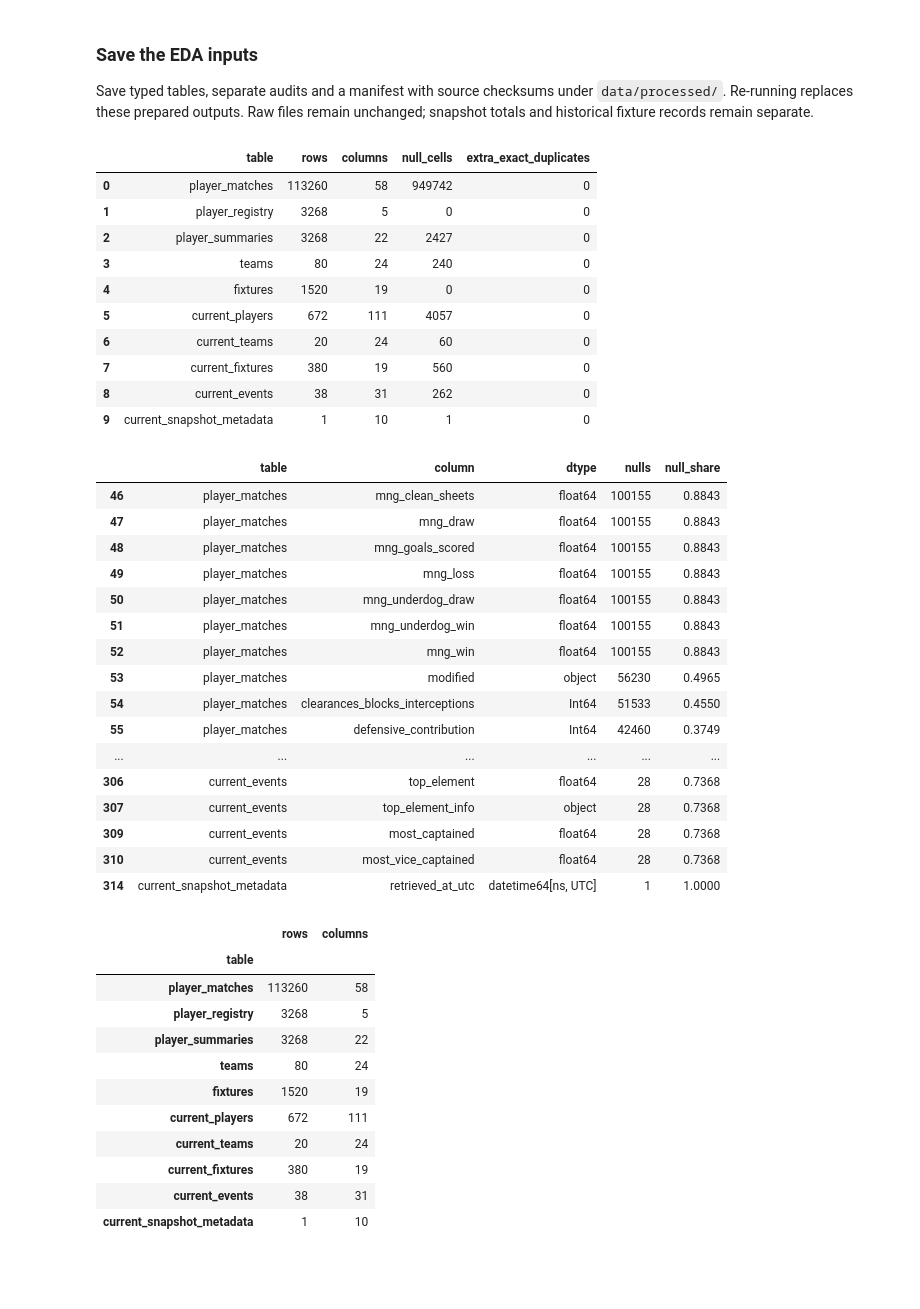
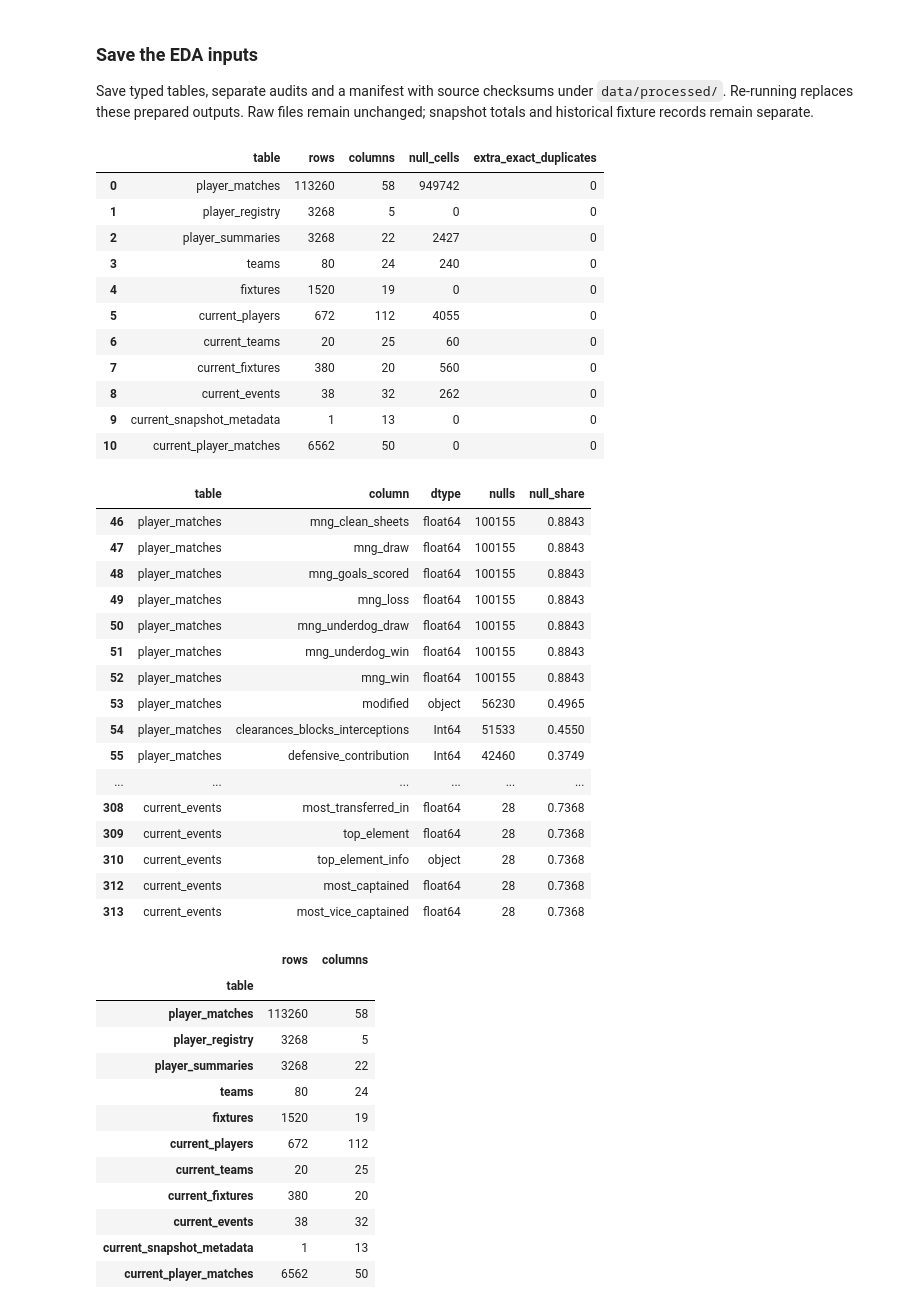
Before and after one commit to junglemvn/fpl-analytics, a Jupyter notebook: notebooks/01_data_preparation.ipynb, the cells around one changed output. Cells and saved outputs as stored; diff of their text form; code cells hidden in the pictures; blank space fills up the shorter version.

```diff
--- a/notebooks/01_data_preparation.ipynb
+++ b/notebooks/01_data_preparation.ipynb
@@ -859,19 +856,19 @@ The price-update timestamp is not a retrieval time. Fixtures supply 11 sparse pl
 # %%
-CURRENT_DIR = RAW_DIR.parents[1] / "2026_2027_new"
 CURRENT_SEASON = "2026_2027"
-current_tables = prepare_current_snapshot(CURRENT_DIR, CURRENT_SEASON)
+COLLECTION_BATCH = PROJECT_ROOT / "data/raw/fpl_api" / CURRENT_SEASON / "20261110T210622560387Z"
+collected = prepare_collected_batch(COLLECTION_BATCH, CURRENT_SEASON)
+current_tables = collected["tables"]
 current_player_snapshot = current_tables["current_players"]
+current_player_matches = current_tables["current_player_matches"]
 current_team_snapshot = current_tables["current_teams"]
 current_fixtures = current_tables["current_fixtures"]
 current_provisional_fixtures = current_fixtures.loc[current_fixtures.started.fillna(False) & ~current_fixtures.finished]
 display(current_tables["current_snapshot_metadata"])
-if not current_provisional_fixtures.empty:
-    display(current_provisional_fixtures[[
-        "fpl_fixture_id", "event", "kickoff_time", "finished", "finished_provisional", "team_h_score", "team_a_score",
-    ]])
-display(current_player_snapshot[[
-    "season", "fpl_player_id", "web_name", "position", "fpl_team_id", "minutes",
-    "total_points", "expected_goals", "expected_assists", "now_cost", "status",
+display(collected["reconciliation"].groupby("field").agg(
+    players=("fpl_player_id", "size"), disagreements=("matches", lambda values: (~values).sum()),
+))
+display(current_player_matches[MATCH_KEY + [
+    "name", "position", "team", "minutes", "P_off", "expected_goals", "expected_assists",
 ]].head())
 # %% [output]
 |  | season | retrieved_at_utc | price_updated_at_utc | last_finished_kickoff_utc | last_started_kickoff_utc | ... |
@@ -890,10 +900,6 @@ Check native keys, match-time clubs, fixture context and adjusted targets. Prese
 working_player_matches[list(FPL_DEFENSIVE_FIELDS)] = working_player_matches[list(FPL_DEFENSIVE_FIELDS)].astype("Int64")
 fixture_context_review = validate_fpl_relations(working_player_matches, working_fixtures, working_team_seasons)
 assert len(fpl_player_registry) == working_player_matches.groupby(["season", "fpl_player_id"]).ngroups
-
-for column in ["home_fpl_team_id", "away_fpl_team_id"]:
-    assert current_fixtures[column].isin(current_team_snapshot.fpl_team_id).all()
-assert current_fixtures.loc[current_fixtures.finished, ["team_h_score", "team_a_score"]].notna().all().all()
 assert not set(ENRICHMENT_COLUMNS).intersection(working_player_matches.columns)
 assert len(working_player_matches) == target_view_summary.player_rows.sum()
 assert working_player_matches.P_adj.notna().all()
@@ -901,16 +907,21 @@ assert working_player_matches.P_adj_rules.eq(ADJUSTED_RULES).all()
 assert not working_player_matches.P_adj_status.isin(["incomplete", "not_calculated"]).any()
 assert working_player_matches.loc[working_player_matches.season.eq("2025_2026"), "P_adj"].eq(official_2025.P_off).all()
 assert not fixture_identity_map.fotmob_fixture_id.dropna().isin(excluded_fotmob_fixtures.fotmob_fixture_id).any()
+assert "P_adj" not in current_player_matches
 
 player_match_views = {season: frame.reset_index(drop=True) for season, frame in working_player_matches.groupby("season")}
-season_coverage = working_player_matches.groupby("season").agg(
+coverage_columns = ["season", "fpl_player_id", "fpl_fixture_id", "minutes", "kickoff_time", "P_off", "P_adj"]
+coverage_input = pd.concat([
+    frame.reindex(columns=coverage_columns) for frame in [working_player_matches, current_player_matches]
+], ignore_index=True)
+season_coverage = coverage_input.groupby("season").agg(
     player_fixture_rows=("fpl_fixture_id", "size"), players=("fpl_player_id", "nunique"),
-    fixtures=("fpl_fixture_id", "nunique"), appearances=("minutes", lambda x: x.gt(0).sum()),
+    fixtures=("fpl_fixture_id", "nunique"), appearances=("minutes", lambda values: values.gt(0).sum()),
     first_kickoff=("kickoff_time", "min"), last_kickoff=("kickoff_time", "max"),
-    P_off=("P_off", "sum"), P_adj=("P_adj", "sum"),
+    P_off=("P_off", "sum"), P_adj=("P_adj", lambda values: values.sum(min_count=1)),
 )
 display(season_coverage)
-print("Fixture-context differences:", len(fixture_context_review))
+print("Fixture-context differences:", len(fixture_context_review) + len(collected["context_review"]))
 # %% [output]
 |  | player_fixture_rows | players | fixtures | appearances | first_kickoff | last_kickoff | P_off | P_adj |
 | season |  |  |  |  |  |  |  |  |
@@ -967,6 +979,7 @@ final_quality, final_column_profile = profile_tables(eda_tables)
 final_keys = {
     "player_matches": MATCH_KEY, "player_registry": ["season", "fpl_player_id"],
     "teams": ["season", "fpl_team_id"], "fixtures": ["season", "fpl_fixture_id"],
+    "current_player_matches": MATCH_KEY,
     "current_players": ["season", "fpl_player_id"], "current_teams": ["season", "fpl_team_id"],
     "current_fixtures": ["season", "fpl_fixture_id"], "current_events": ["season", "id"],
     "current_snapshot_metadata": ["season"],
@@ -986,45 +999,50 @@ preparation_audits = {
     "defensive_fill": defensive_fill_audit, "defensive_coverage": defensive_coverage,
     "defensive_count_disagreements": defensive_action_review, "defensive_award_disagreements": defensive_award_review,
     "player_identity_review": player_identity_review, "source_repairs": fotmob_source_repairs,
     "current_provisional_fixtures": current_provisional_fixtures,
+    "current_reconciliation": collected["reconciliation"], "current_fixture_context": collected["context_review"],
+    "current_collection_requests": collected["requests"],
 }
 PROCESSED_DIR = PROJECT_ROOT / "data/processed"
 source_files = [
     *[path for path in RAW_DIR.iterdir() if path.suffix in {".csv", ".json"}], fotmob_cache,
-    CURRENT_DIR / "fpl_bootstrap_latest.json", CURRENT_DIR / "fpl_fixtures_latest.json",
-    *[PROJECT_ROOT / "src" / name for name in ["data_preparation.py", "fotmob_identity.py", "defensive_contributions.py"]],
+    *COLLECTION_BATCH.rglob("*.json"),
+    *[PROJECT_ROOT / "src" / name for name in [
+        "data_preparation.py", "fotmob_identity.py", "defensive_contributions.py", "collect_fpl.py",
+    ]],
     PROJECT_ROOT / "docs/fpl_rules.md",
 ]
 display(export_prepared_data(PROCESSED_DIR, eda_tables, preparation_audits, source_files, PROJECT_ROOT, ADJUSTED_RULES))
 # %% [output]
 |  | table | rows | columns | null_cells | extra_exact_duplicates |
 | 0 | player_matches | 113260 | 58 | 949742 | 0 |
 | 1 | player_registry | 3268 | 5 | 0 | 0 |
 | 2 | player_summaries | 3268 | 22 | 2427 | 0 |
 | 3 | teams | 80 | 24 | 240 | 0 |
 | 4 | fixtures | 1520 | 19 | 0 | 0 |
-| 5 | current_players | 672 | 111 | 4057 | 0 |
-| 6 | current_teams | 20 | 24 | 60 | 0 |
-| 7 | current_fixtures | 380 | 19 | 560 | 0 |
-| 8 | current_events | 38 | 31 | 262 | 0 |
-| 9 | current_snapshot_metadata | 1 | 10 | 1 | 0 |
+| 5 | current_players | 672 | 112 | 4055 | 0 |
+| 6 | current_teams | 20 | 25 | 60 | 0 |
+| 7 | current_fixtures | 380 | 20 | 560 | 0 |
+| 8 | current_events | 38 | 32 | 262 | 0 |
+| 9 | current_snapshot_metadata | 1 | 13 | 0 | 0 |
+| 10 | current_player_matches | 6562 | 50 | 0 | 0 |
 |  | table | column | dtype | nulls | null_share |
 | 46 | player_matches | mng_clean_sheets | float64 | 100155 | 0.8843 |
 | 47 | player_matches | mng_draw | float64 | 100155 | 0.8843 |
 | 48 | player_matches | mng_goals_scored | float64 | 100155 | 0.8843 |
 | 49 | player_matches | mng_loss | float64 | 100155 | 0.8843 |
 | 50 | player_matches | mng_underdog_draw | float64 | 100155 | 0.8843 |
 | 51 | player_matches | mng_underdog_win | float64 | 100155 | 0.8843 |
 | 52 | player_matches | mng_win | float64 | 100155 | 0.8843 |
 | 53 | player_matches | modified | object | 56230 | 0.4965 |
 | 54 | player_matches | clearances_blocks_interceptions | Int64 | 51533 | 0.4550 |
 | 55 | player_matches | defensive_contribution | Int64 | 42460 | 0.3749 |
 | ... | ... | ... | ... | ... | ... |
-| 306 | current_events | top_element | float64 | 28 | 0.7368 |
-| 307 | current_events | top_element_info | object | 28 | 0.7368 |
-| 309 | current_events | most_captained | float64 | 28 | 0.7368 |
-| 310 | current_events | most_vice_captained | float64 | 28 | 0.7368 |
-| 314 | current_snapshot_metadata | retrieved_at_utc | datetime64[ns, UTC] | 1 | 1.0000 |
+| 308 | current_events | most_transferred_in | float64 | 28 | 0.7368 |
+| 309 | current_events | top_element | float64 | 28 | 0.7368 |
+| 310 | current_events | top_element_info | object | 28 | 0.7368 |
+| 312 | current_events | most_captained | float64 | 28 | 0.7368 |
+| 313 | current_events | most_vice_captained | float64 | 28 | 0.7368 |
 |  | rows | columns |
 | table |  |  |
 | player_matches | 113260 | 58 |
@@ -1032,11 +1050,12 @@ display(export_prepared_data(PROCESSED_DIR, eda_tables, preparation_audits, sour
 | player_summaries | 3268 | 22 |
 | teams | 80 | 24 |
 | fixtures | 1520 | 19 |
-| current_players | 672 | 111 |
-| current_teams | 20 | 24 |
-| current_fixtures | 380 | 19 |
-| current_events | 38 | 31 |
-| current_snapshot_metadata | 1 | 10 |
+| current_players | 672 | 112 |
+| current_teams | 20 | 25 |
+| current_fixtures | 380 | 20 |
+| current_events | 38 | 32 |
+| current_snapshot_metadata | 1 | 13 |
+| current_player_matches | 6562 | 50 |
 # %% [markdown]
 ## Ready for EDA
 
```
Also changed, not shown: parts of 10 cells of this notebook.
